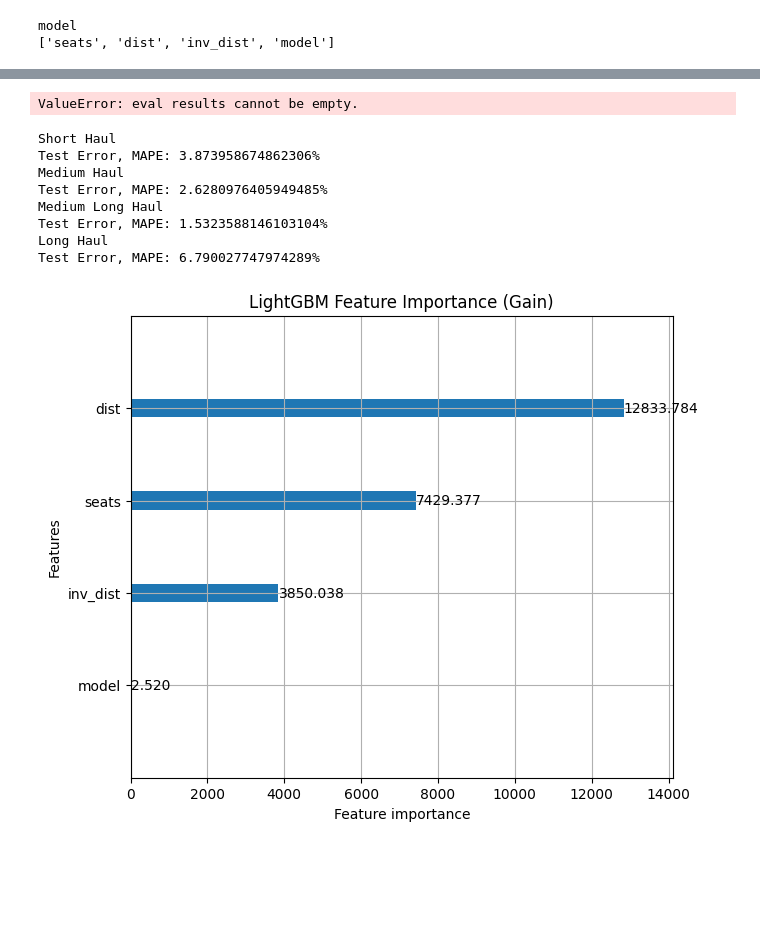
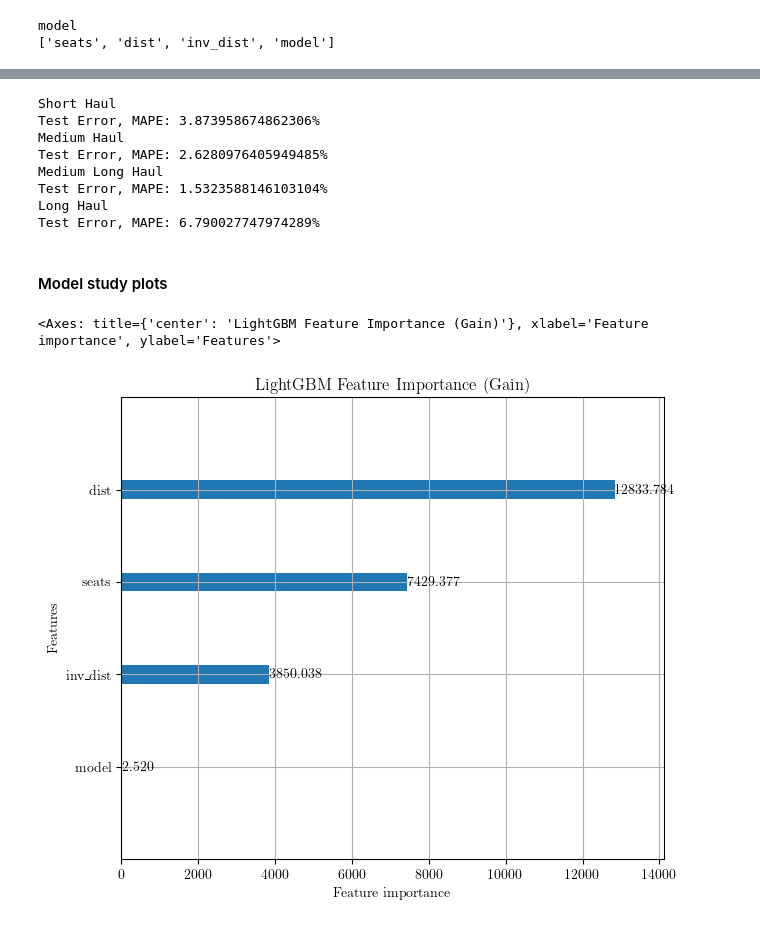
Before and after one commit to silviag08/Flight-Fuel-Models, a Jupyter notebook: lgbm_notebook.ipynb, the cells around one changed output, grey strips where cells are left out. Drawn from its saved outputs; the diff is of its cells as text; code cells hidden in the pictures; blank space fills up the shorter version.

```diff
--- a/lgbm_notebook.ipynb
+++ b/lgbm_notebook.ipynb
@@ -57,7 +58,7 @@ def convert_to_categorical(df, columns):
         df[column] = df[column].astype('category')
     return df
 # %%
-data = pd.read_csv("data/preprocessed_data.csv")
+data = pd.read_csv(r'C:\Users\Sílvia\Desktop\Mates\Master\tfm\data\preprocessed_data.csv')
 #Add inv_dist feature
 data['inv_dist']  = 1/data['dist']
 # %%
@@ -113,8 +114,7 @@ model = lgb.train(params = hyperparams,
                   train_set= train_ds,
                   valid_sets=[valid_ds, test_ds, train_ds],
                   valid_names=["val", "test", "train"],
-                  evals_result=evals_result,
                   num_boost_round = 2000,
-                  callbacks=[lgb.early_stopping(15)]
+                  callbacks=[lgb.early_stopping(15), lgb.record_evaluation(evals_result)]
             )
 # %% [output]
@@ -122,7 +144,3 @@ TypeError: train() got an unexpected keyword argument 'evals_result'
-# %%
-lgb.plot_metric(evals_result)
-# %% [output]
-ValueError: eval results cannot be empty.
 # %%
 # Error by Haul Type
 
@@ -141,8 +159,19 @@ Medium Long Haul
 Test Error, MAPE: 1.5323588146103104%
 Long Haul
 Test Error, MAPE: 6.790027747974289%
+# %% [markdown]
+#### Model study plots
+# %%
+plt.rc('text', usetex=True)
+plt.rc('font', family='serif')
+
+plot_results = {"train" : {"MAPE" : [100*x for x in evals_result["train"]["mape"]]},
+                "val" : {"MAPE" : [100*x for x in evals_result["val"]["mape"]]},
+                "test" : {"MAPE" : [100*x for x in evals_result["test"]["mape"]]}}
+
+lgb.plot_metric(plot_results)
 # %%
-# lgb.plot_importance(model, importance_type="gain", figsize=(7,6), title="LightGBM Feature Importance (Gain)")
-# plt.show()
+lgb.plot_importance(model, importance_type="gain", figsize=(7,6), title="LightGBM Feature Importance (Gain)")
 # %% [output]
+<Axes: title={'center': 'LightGBM Feature Importance (Gain)'}, xlabel='Feature importance', ylabel='Features'>
-[figure, old version]
+[figure, new version]
```
Also changed, not shown: parts of 2 cells of this notebook.
